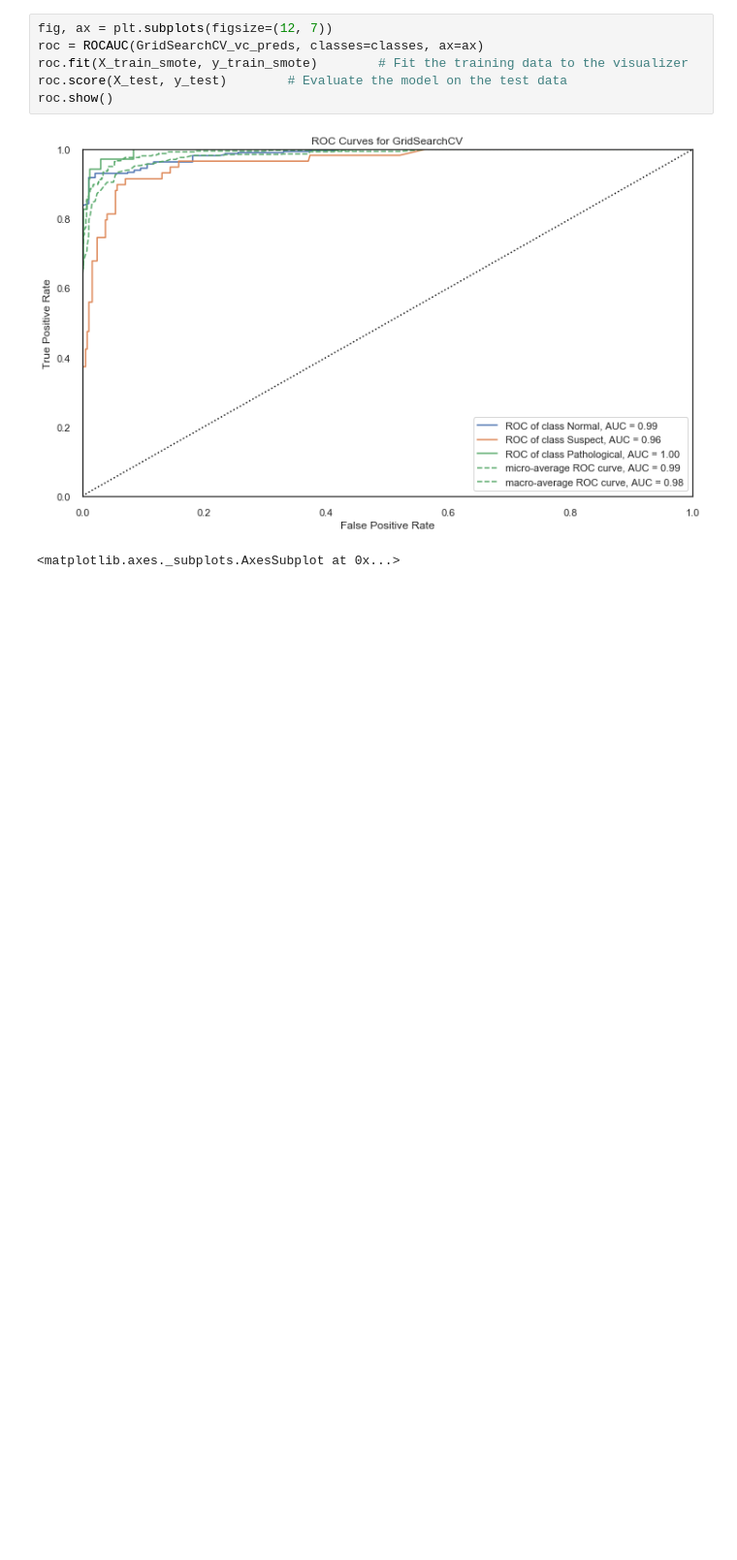
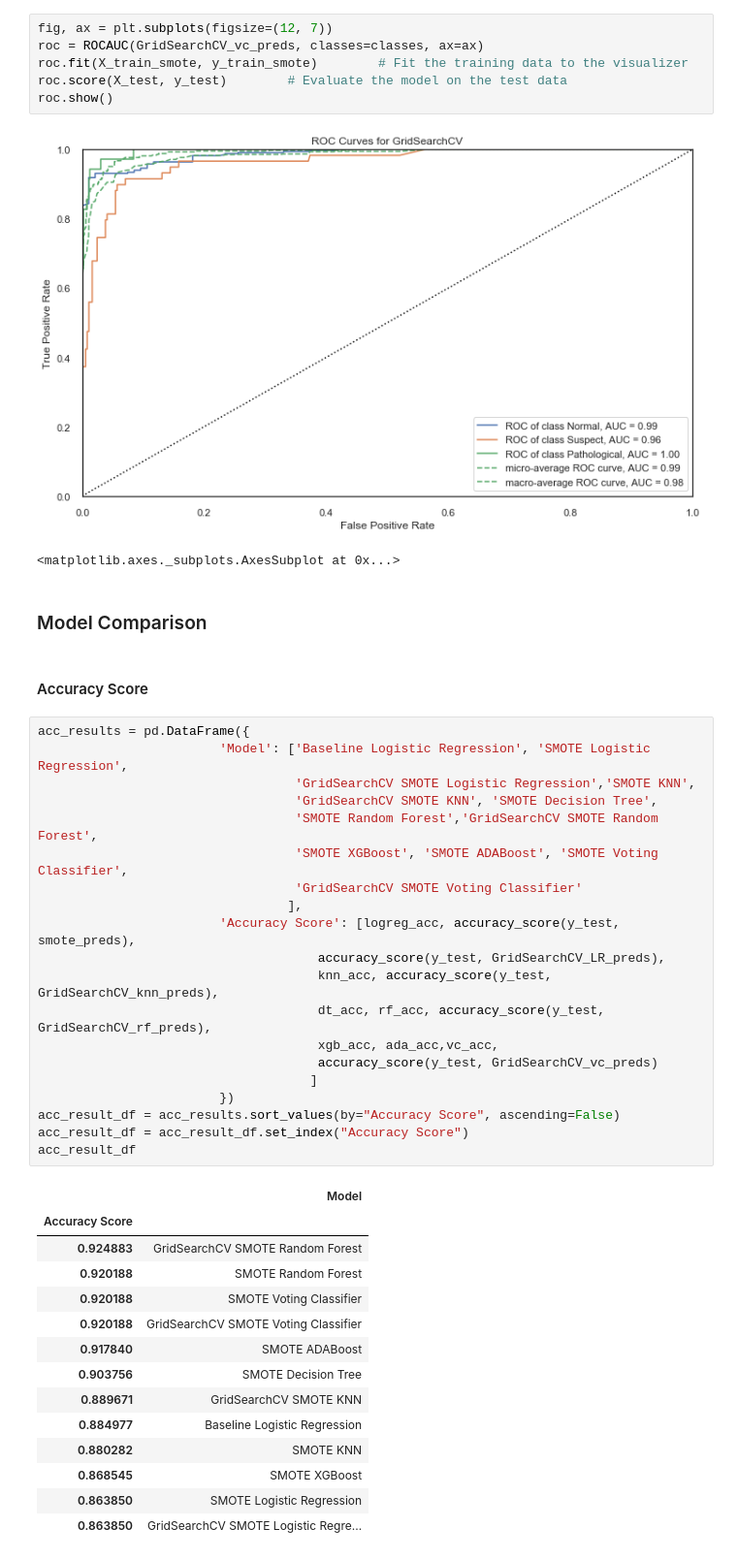
Before and after one commit to JVasquez5/IBM-Machine-Learning-Professional-Certificate, a Jupyter notebook: Module_3/fetal_health.ipynb, the cells around one changed output. Shown at 97% size. Drawn from its saved outputs; the diff is of its cells as text; blank space fills up the shorter version.

Commit message:
Document: Add model comparison for the metrics; Accuracy, Recall, and Precision.

```diff
--- a/Module_3/fetal_health.ipynb
+++ b/Module_3/fetal_health.ipynb
@@ -1041,3 +1041,42 @@ roc.show()
 # %% [output]
 [figure]
 <matplotlib.axes._subplots.AxesSubplot at 0x...>
+# %% [markdown]
+### Model Comparison
+# %% [markdown]
+#### Accuracy Score
+# %%
+acc_results = pd.DataFrame({
+                        'Model': ['Baseline Logistic Regression', 'SMOTE Logistic Regression',
+                                  'GridSearchCV SMOTE Logistic Regression','SMOTE KNN',
+                                  'GridSearchCV SMOTE KNN', 'SMOTE Decision Tree',
+                                  'SMOTE Random Forest','GridSearchCV SMOTE Random Forest',
+                                  'SMOTE XGBoost', 'SMOTE ADABoost', 'SMOTE Voting Classifier',
+                                  'GridSearchCV SMOTE Voting Classifier'
+                                 ],
+                        'Accuracy Score': [logreg_acc, accuracy_score(y_test, smote_preds),
+                                     accuracy_score(y_test, GridSearchCV_LR_preds),
+                                     knn_acc, accuracy_score(y_test, GridSearchCV_knn_preds),
+                                     dt_acc, rf_acc, accuracy_score(y_test, GridSearchCV_rf_preds),
+                                     xgb_acc, ada_acc,vc_acc,
+                                     accuracy_score(y_test, GridSearchCV_vc_preds)
+                                    ]
+                        })
+acc_result_df = acc_results.sort_values(by="Accuracy Score", ascending=False)
+acc_result_df = acc_result_df.set_index("Accuracy Score")
+acc_result_df
+# %% [output]
+|  | Model |
+| Accuracy Score |  |
+| 0.924883 | GridSearchCV SMOTE Random Forest |
+| 0.920188 | SMOTE Random Forest |
+| 0.920188 | SMOTE Voting Classifier |
+| 0.920188 | GridSearchCV SMOTE Voting Classifier |
+| 0.917840 | SMOTE ADABoost |
+| 0.903756 | SMOTE Decision Tree |
+| 0.889671 | GridSearchCV SMOTE KNN |
+| 0.884977 | Baseline Logistic Regression |
+| 0.880282 | SMOTE KNN |
+| 0.868545 | SMOTE XGBoost |
+| 0.863850 | SMOTE Logistic Regression |
+| 0.863850 | GridSearchCV SMOTE Logistic Regre... |
```
Also changed, not shown: parts of 4 cells of this notebook.
